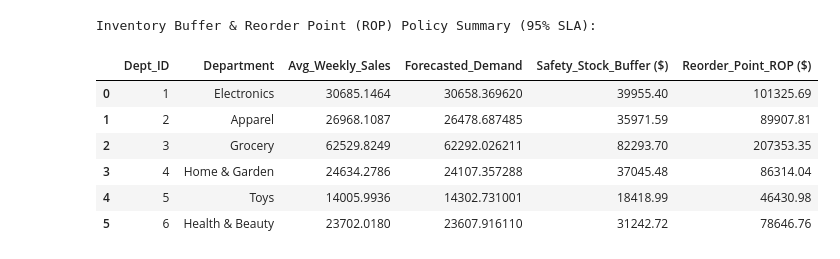
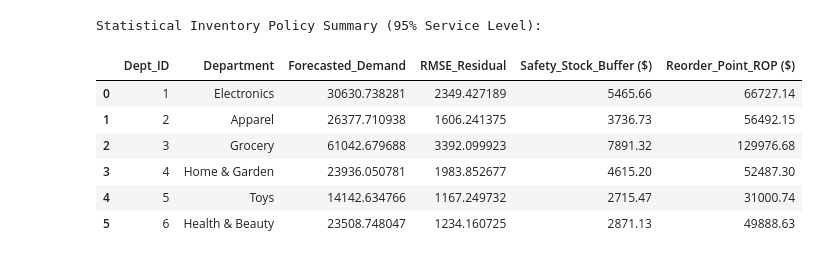
Before and after one commit to Jhansi48/FUTURE_ML_01, a Jupyter notebook: notebooks/01_sales_forecasting.ipynb, the cells around one changed output. Cells and saved outputs as stored; diff of their text form; code cells hidden in the pictures.

```diff
--- a/notebooks/01_sales_forecasting.ipynb
+++ b/notebooks/01_sales_forecasting.ipynb
@@ -141,15 +183,20 @@ display(results_df.style.highlight_min(subset=["MAE ($)", "RMSE ($)", "WAPE (%)"
 # %%
-best_model_name = results_df.iloc[0]["Model"]
 df_test_eval = df_test.copy()
-df_test_eval["Predicted_Sales"] = test_predictions[best_model_name]
+df_test_eval["Predicted_Sales"] = test_predictions[champion_name]
 
 test_agg = df_test_eval.groupby("Date").agg({"Weekly_Sales": "sum", "Predicted_Sales": "sum"}).reset_index()
 
+n_series = df_test["Dept_ID"].nunique() * df_test["Store_ID"].nunique()
+agg_std = champion_val_rmse * np.sqrt(n_series)
+
+lower_bound = np.maximum(0, test_agg["Predicted_Sales"] - 1.96 * agg_std) / 1e3
+upper_bound = (test_agg["Predicted_Sales"] + 1.96 * agg_std) / 1e3
+
 plt.figure(figsize=(14, 5))
-plt.plot(test_agg["Date"], test_agg["Weekly_Sales"] / 1e3, label="Actual Test Demand ($k)", color="#1f77b4", marker="o")
-plt.plot(test_agg["Date"], test_agg["Predicted_Sales"] / 1e3, label=f"Champion Forecast ({best_model_name}) ($k)", color="#d95f02", linestyle="--", marker="s")
-plt.fill_between(test_agg["Date"], (test_agg["Predicted_Sales"]*0.92)/1e3, (test_agg["Predicted_Sales"]*1.08)/1e3, color="#d95f02", alpha=0.15, label="Uncertainty Band (?8%)")
-plt.title(f"RetailPulse Out-of-Time Demand Forecast vs Actuals ({best_model_name})", fontsize=13, fontweight="bold")
+plt.plot(test_agg["Date"], test_agg["Weekly_Sales"] / 1e3, label="Actual Out-of-Time Demand ($k)", color="#1f77b4", marker="o")
+plt.plot(test_agg["Date"], test_agg["Predicted_Sales"] / 1e3, label=f"Champion Forecast ({champion_name}) ($k)", color="#d95f02", linestyle="--", marker="s")
+plt.fill_between(test_agg["Date"], lower_bound, upper_bound, color="#d95f02", alpha=0.15, label="Statistical 95% Prediction Interval (?1.96 ?_val)")
+plt.title(f"RetailPulse Out-of-Time Demand Forecast vs Actuals ? Champion: {champion_name}", fontsize=13, fontweight="bold")
 plt.xlabel("Date")
 plt.ylabel("Weekly Sales ($k)")
 plt.legend()
@@ -161,27 +208,29 @@ plt.show()
 # %%
+df_test_eval["Residual"] = df_test_eval["Weekly_Sales"] - df_test_eval["Predicted_Sales"]
+
 dept_summary = df_test_eval.groupby("Dept_ID").agg(
     Avg_Weekly_Sales=("Weekly_Sales", "mean"),
-    Std_Weekly_Sales=("Weekly_Sales", "std"),
-    Forecasted_Demand=("Predicted_Sales", "mean")
+    Forecasted_Demand=("Predicted_Sales", "mean"),
+    RMSE_Residual=("Residual", lambda r: np.sqrt(np.mean(r**2)))
 ).reset_index()
 
 lead_time_weeks = 2
-z_score = 1.645 # 95% SLA
+z_95 = 1.645 # 95% service level normal quantile
 
-dept_summary["Safety_Stock_Buffer ($)"] = (z_score * dept_summary["Std_Weekly_Sales"] * np.sqrt(lead_time_weeks)).round(2)
-dept_summary["Reorder_Point_ROP ($)"] = ((dept_summary["Avg_Weekly_Sales"] * lead_time_weeks) + dept_summary["Safety_Stock_Buffer ($)"]).round(2)
+dept_summary["Safety_Stock_Buffer ($)"] = (z_95 * dept_summary["RMSE_Residual"] * np.sqrt(lead_time_weeks)).round(2)
+dept_summary["Reorder_Point_ROP ($)"] = ((dept_summary["Forecasted_Demand"] * lead_time_weeks) + dept_summary["Safety_Stock_Buffer ($)"]).round(2)
 
 dept_names = {1: "Electronics", 2: "Apparel", 3: "Grocery", 4: "Home & Garden", 5: "Toys", 6: "Health & Beauty"}
 dept_summary["Department"] = dept_summary["Dept_ID"].map(dept_names)
 
-print("Inventory Buffer & Reorder Point (ROP) Policy Summary (95% SLA):")
-display(dept_summary[["Dept_ID", "Department", "Avg_Weekly_Sales", "Forecasted_Demand", "Safety_Stock_Buffer ($)", "Reorder_Point_ROP ($)"]])
+print("Statistical Inventory Policy Summary (95% Service Level):")
+display(dept_summary[["Dept_ID", "Department", "Forecasted_Demand", "RMSE_Residual", "Safety_Stock_Buffer ($)", "Reorder_Point_ROP ($)"]])
 # %% [output]
-Inventory Buffer & Reorder Point (ROP) Policy Summary (95% SLA):
+Statistical Inventory Policy Summary (95% Service Level):
-|  | Dept_ID | Department | Avg_Weekly_Sales | Forecasted_Demand | Safety_Stock_Buffer ($) | Reorder_Point_ROP ($) |
-| 0 | 1 | Electronics | 30685.1464 | 30658.369620 | 39955.40 | 101325.69 |
-| 1 | 2 | Apparel | 26968.1087 | 26478.687485 | 35971.59 | 89907.81 |
-| 2 | 3 | Grocery | 62529.8249 | 62292.026211 | 82293.70 | 207353.35 |
-| 3 | 4 | Home & Garden | 24634.2786 | 24107.357288 | 37045.48 | 86314.04 |
-| 4 | 5 | Toys | 14005.9936 | 14302.731001 | 18418.99 | 46430.98 |
-| 5 | 6 | Health & Beauty | 23702.0180 | 23607.916110 | 31242.72 | 78646.76 |
+|  | Dept_ID | Department | Forecasted_Demand | RMSE_Residual | Safety_Stock_Buffer ($) | Reorder_Point_ROP ($) |
+| 0 | 1 | Electronics | 30630.738281 | 2349.427189 | 5465.66 | 66727.14 |
+| 1 | 2 | Apparel | 26377.710938 | 1606.241375 | 3736.73 | 56492.15 |
+| 2 | 3 | Grocery | 61042.679688 | 3392.099923 | 7891.32 | 129976.68 |
+| 3 | 4 | Home & Garden | 23936.050781 | 1983.852677 | 4615.20 | 52487.30 |
+| 4 | 5 | Toys | 14142.634766 | 1167.249732 | 2715.47 | 31000.74 |
+| 5 | 6 | Health & Beauty | 23508.748047 | 1234.160725 | 2871.13 | 49888.63 |
```
Also changed, not shown: parts of 18 cells of this notebook, 14 other files.
